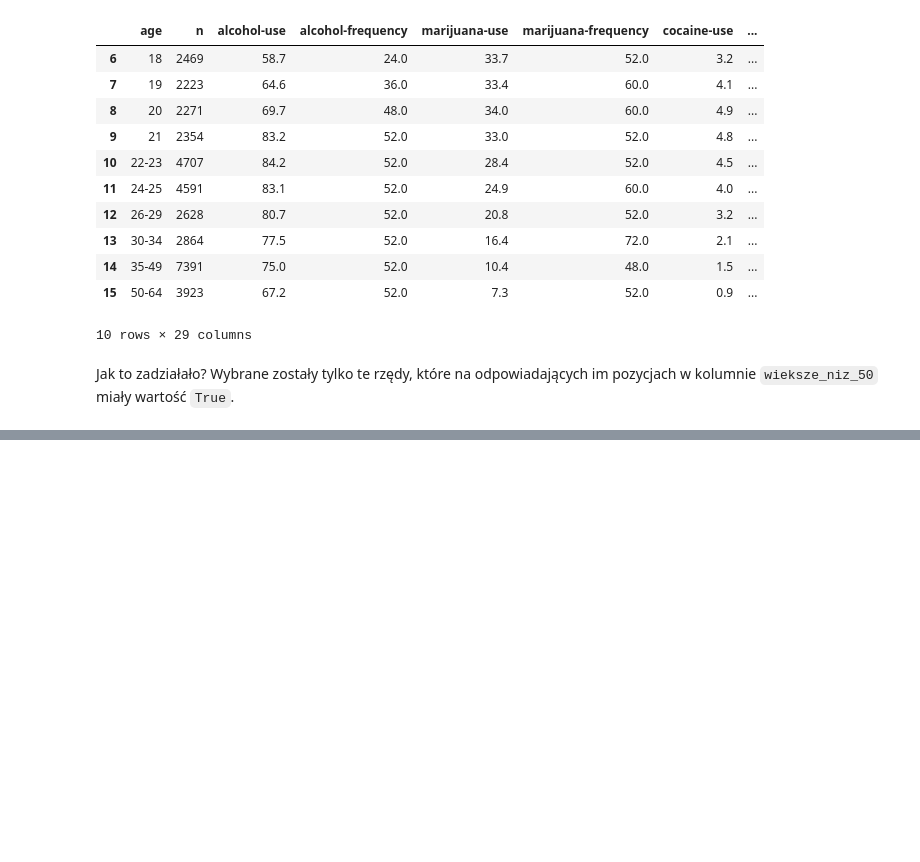
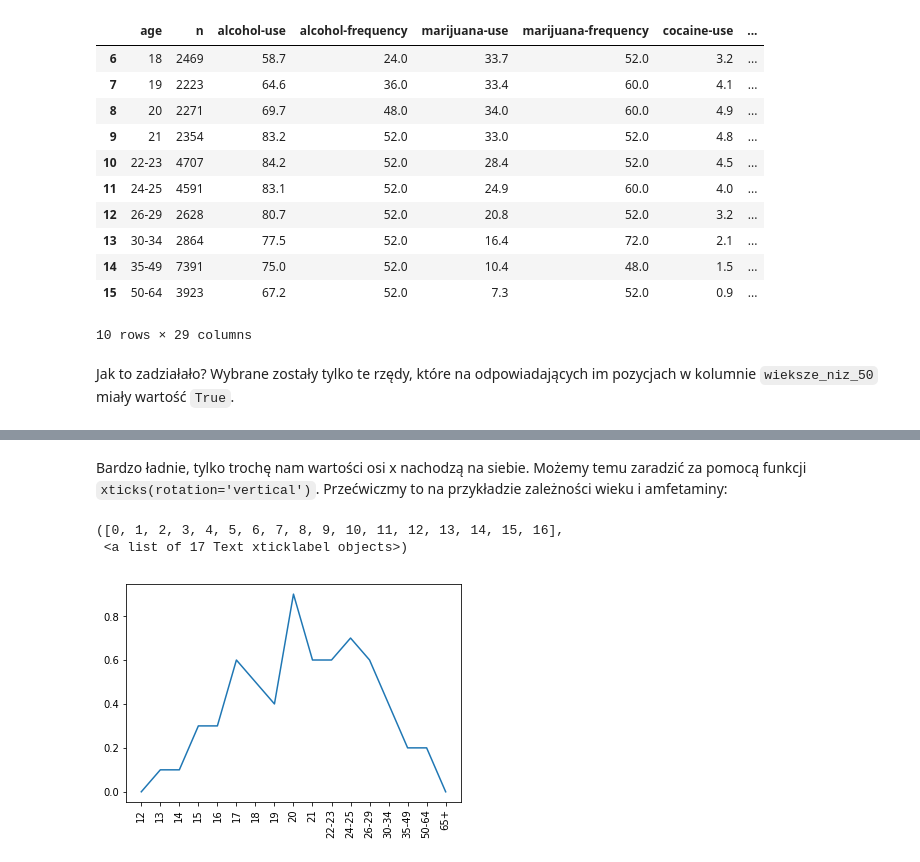
Before and after one commit to k-basinski/tipn, a Jupyter notebook: 06_pandas.ipynb, the cells around one changed output, grey strips where cells are left out. Drawn from its saved outputs; the diff is of its cells as text; code cells hidden in the pictures; blank space fills up the shorter version.

```diff
--- a/06_pandas.ipynb
+++ b/06_pandas.ipynb
@@ -263,0 +221,9 @@ dtype: int64
+# %% [markdown]
+Bardzo ładnie, tylko trochę nam wartości osi x nachodzą na siebie. Możemy temu zaradzić za pomocą funkcji `xticks(rotation='vertical')`. Przećwiczmy to na przykładzie zależności wieku i amfetaminy:
+# %%
+plt.plot(narko['age'], narko['meth-use'])
+plt.xticks(rotation='vertical')
+# %% [output]
+([0, 1, 2, 3, 4, 5, 6, 7, 8, 9, 10, 11, 12, 13, 14, 15, 16],
+ <a list of 17 Text xticklabel objects>)
+[figure, added]
```
Also changed, not shown: parts of 11 cells of this notebook, 6 other files.
